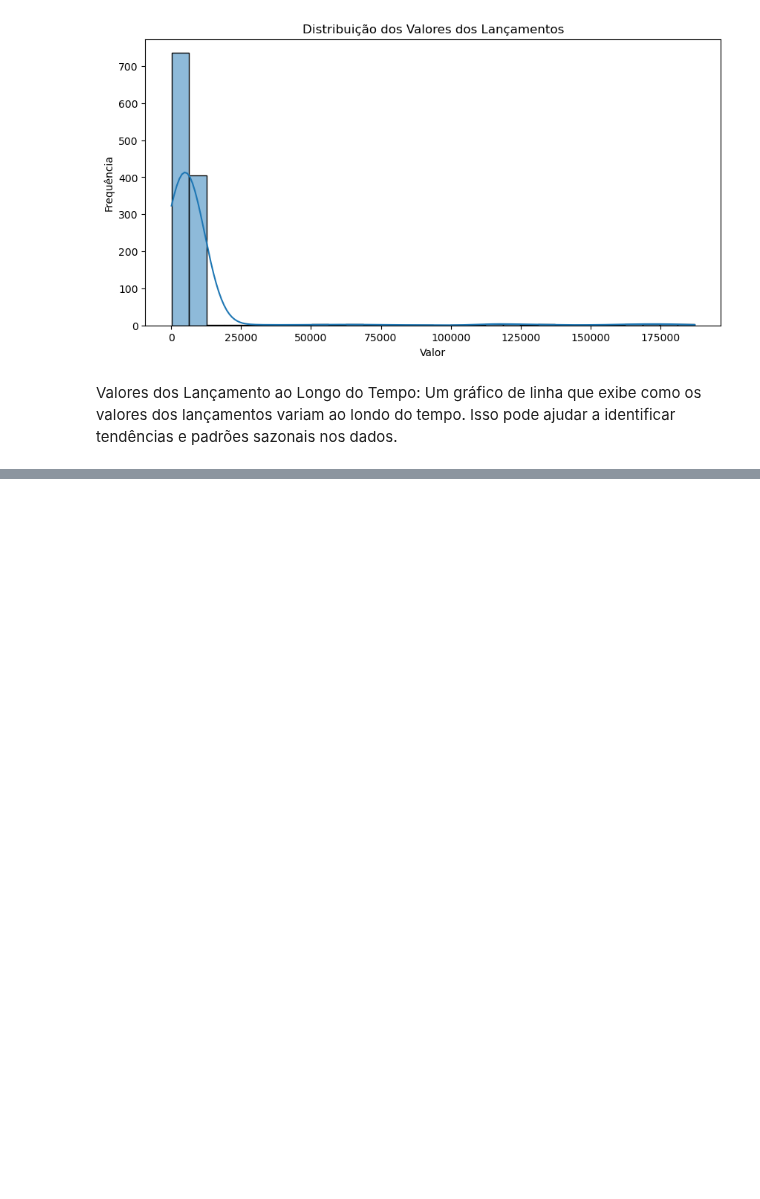
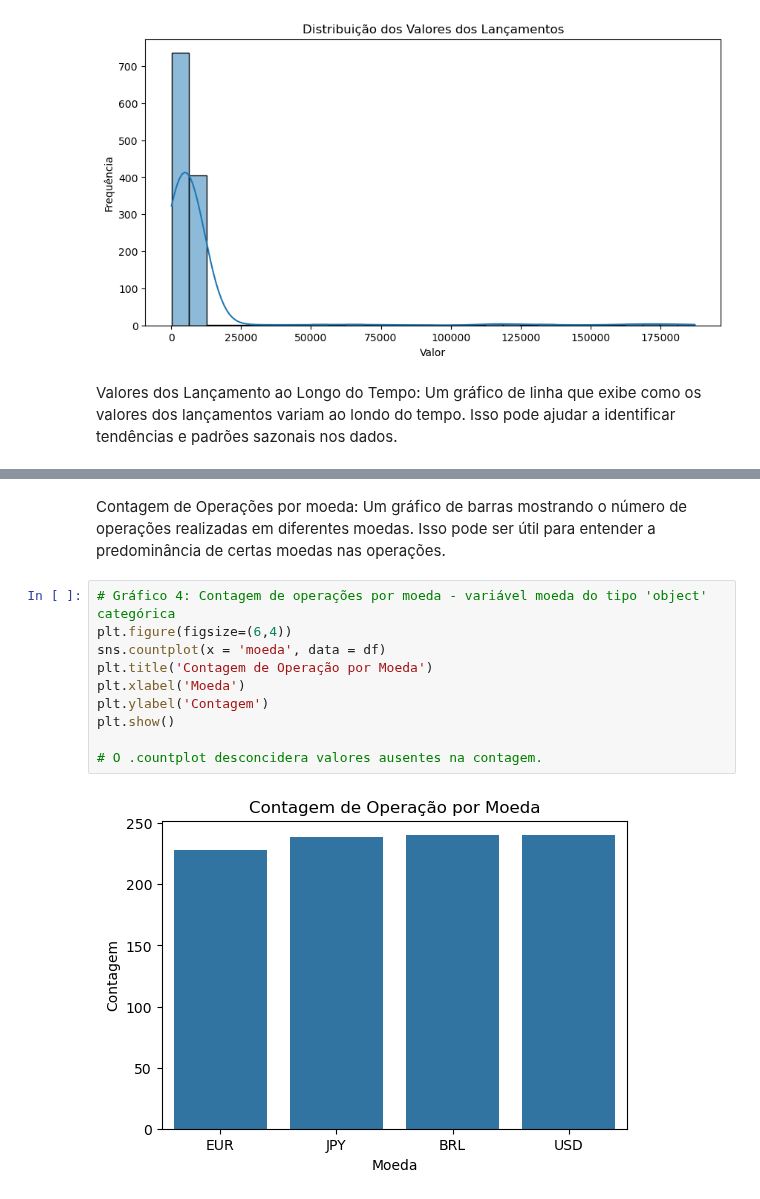
Before and after one commit to leojutsu/analise_de_dados, a Jupyter notebook: projeto4.ipynb, the cells around one changed output, grey strips where cells are left out. Saved outputs shown, nothing was run; the diff lists cells and outputs as text; blank space fills up the shorter version.

```diff
--- a/projeto4.ipynb
+++ b/projeto4.ipynb
@@ -177,0 +201,14 @@ plt.show()
+# %% [markdown]
+Contagem de Operações por moeda: Um gráfico de barras mostrando o número de operações realizadas em diferentes moedas. Isso pode ser útil para entender a predominância de certas moedas nas operações.
+# %%
+# Gráfico 4: Contagem de operações por moeda - variável moeda do tipo 'object' categórica
+plt.figure(figsize=(6,4))
+sns.countplot(x = 'moeda', data = df)
+plt.title('Contagem de Operação por Moeda')
+plt.xlabel('Moeda')
+plt.ylabel('Contagem')
+plt.show()
+
+# O .countplot desconcidera valores ausentes na contagem.
+# %% [output]
+[figure, added]
```
Also changed, not shown: parts of 12 cells of this notebook.
